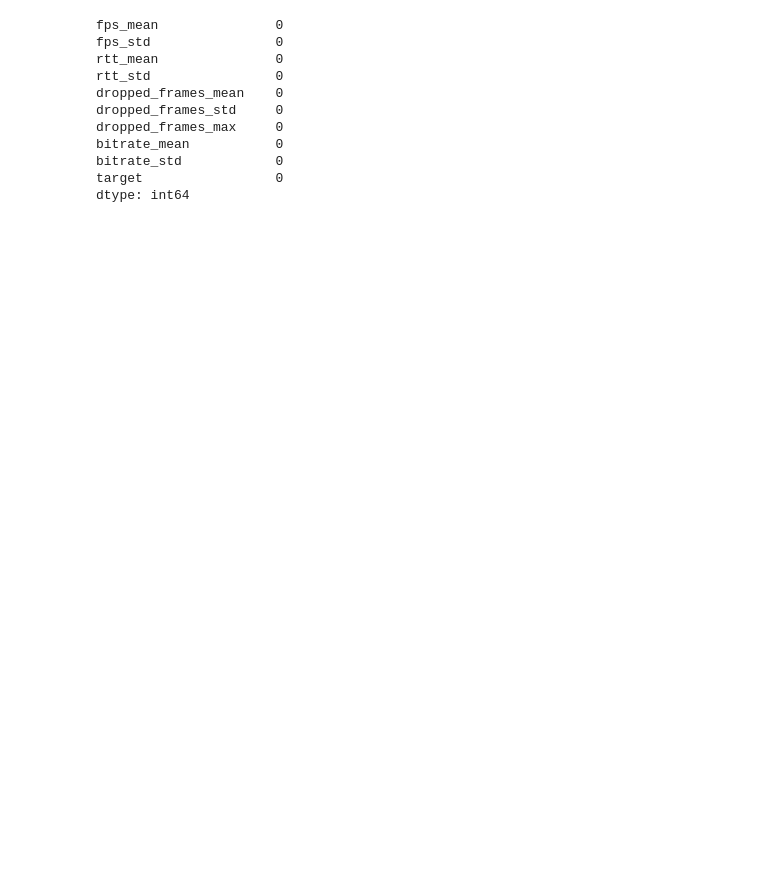
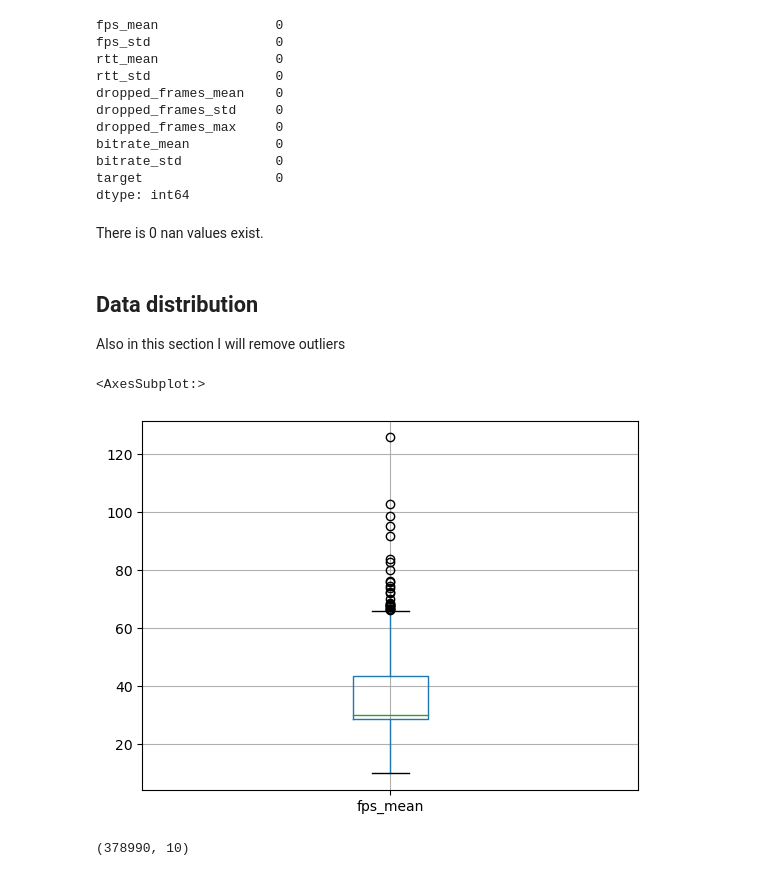
Before and after one commit to dslvt/ml-assignment-1, a Jupyter notebook: EDA.ipynb, the cells around one changed output. Drawn from its saved outputs; the diff is of its cells as text; code cells hidden in the pictures; blank space fills up the shorter version.

```diff
--- a/EDA.ipynb
+++ b/EDA.ipynb
@@ -72,3 +74,18 @@ bitrate_mean           0
 bitrate_std            0
 target                 0
 dtype: int64
+# %% [markdown]
+There is 0 nan values exist.
+# %% [markdown]
+## Data distribution
+Also in this section I will remove outliers
+# %%
+bitrate_train.boxplot(column='fps_mean')
+# %% [output]
+<AxesSubplot:>
+[figure, added]
+# %%
+bitrate_train = bitrate_train[bitrate_train['fps_mean'] < 65]
+bitrate_train.shape
+# %% [output]
+(378990, 10)
```
Also changed, not shown: parts of 17 cells of this notebook, 4 other files.
